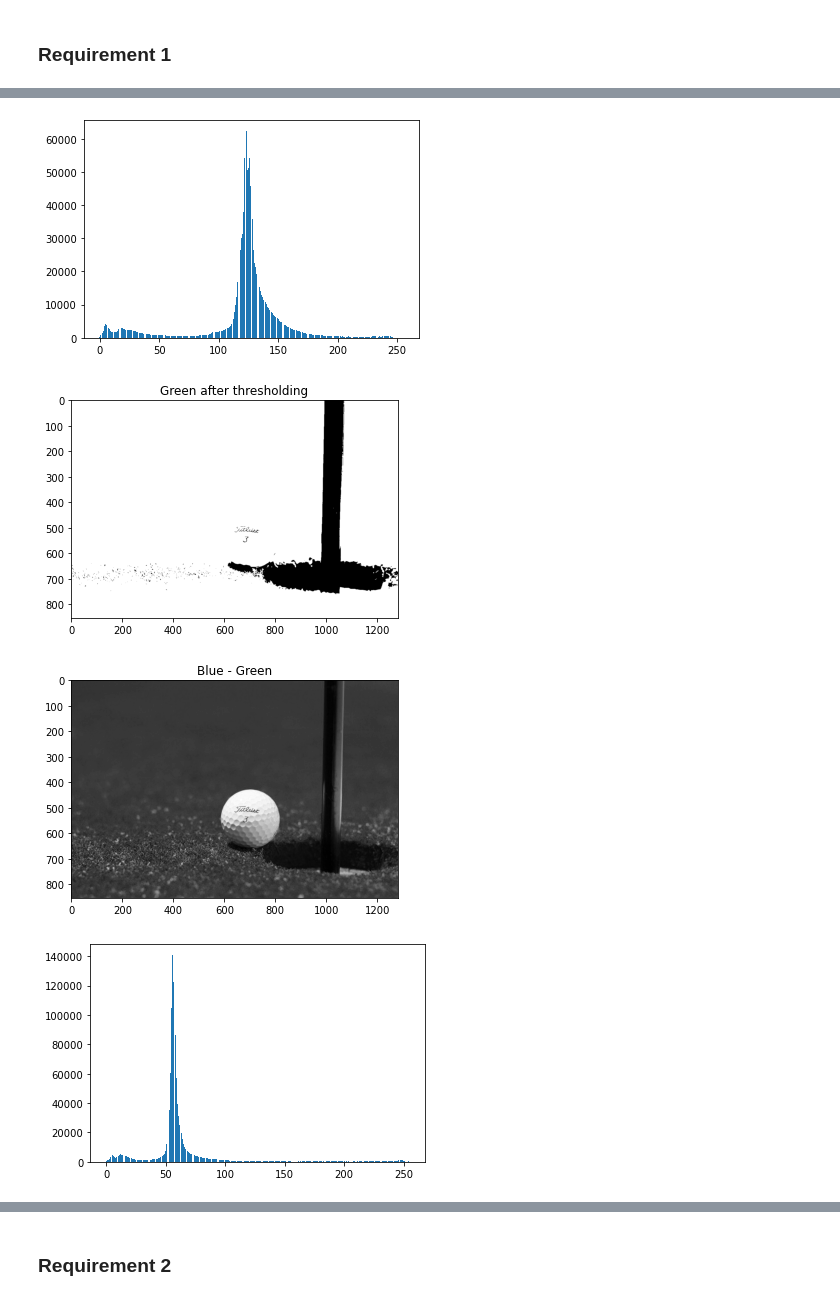
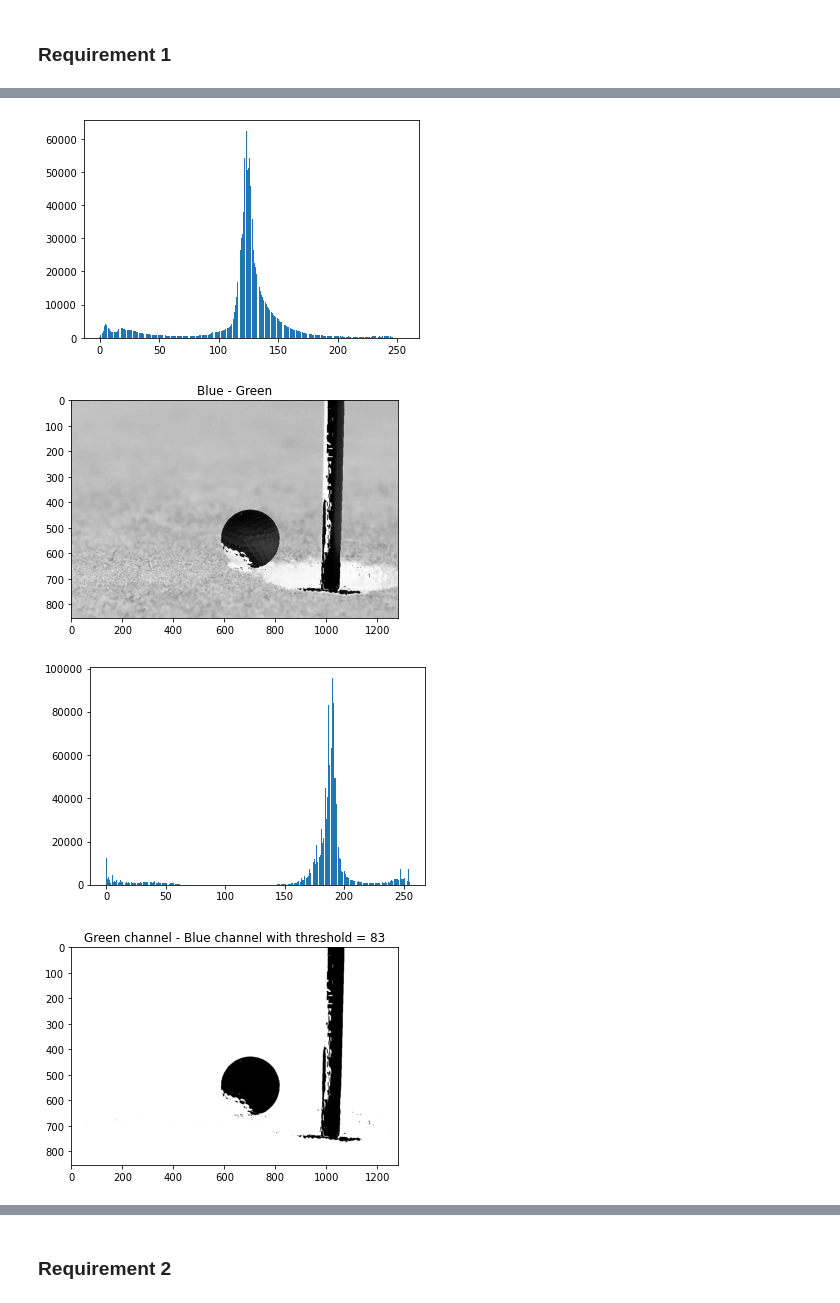
Before and after one commit to EngPeterAtef/ImageProcessing_Labs, a Jupyter notebook: Lab7_std/Lab_Seg_1_STD.ipynb, the cells around one changed output, grey strips where cells are left out. Cells and saved outputs as stored; diff of their text form; code cells hidden in the pictures.

```diff
--- a/Lab7_std/Lab_Seg_1_STD.ipynb
+++ b/Lab7_std/Lab_Seg_1_STD.ipynb
@@ -24,36 +27,36 @@ show_images([image])
 # %%
 # 2- Retreive the 3 channels of the image(R,G,B) (will be used in the coming steps)
 R = image[:,:,0]
 G = image[:,:,1]
 B = image[:,:,2]
 show_images([R,G,B],['Red','Green','Blue'])
 # 3- Visually (not by code) detect the dominating color channel (C) for the backgroung (R, G or B)
 # ->  Green
-# 4- Draw the dominating channel (r, g or b) thresholded by some threshold (to make sure your choice is meaningful)
+# TODO:4- Draw the dominating channel (r, g or b) thresholded by some threshold (to make sure your choice is meaningful)
 histGreen = histogram(G,nbins=256) # get histogram
 showHist(G) # show histogram
 histGreen  = histGreen[0]
 # green_threshold_up = histGreen.tolist().index(max(histGreen)) # get threshold
-green_threshold = histGreen.tolist().index(min(histGreen[50:100])) # get threshold
-G_thes =  G>green_threshold # thresholding
-show_images([G_thes],['Green after thresholding'])
+# green_threshold = histGreen.tolist().index(min(histGreen[50:100])) # get threshold
+# G_thes =  G>green_threshold # thresholding
+# show_images([G_thes],['Green after thresholding'])
 
 # 5- Get an intuitive way(There is a very simple way) to make a mask that can get the pixels where the values of the dominating channels
 # have larger values than the other channels with an appropriate threshold
-diff = B - G_thes #from 0 to 255
+diff = B - G #from 0 to 255
 show_images([diff],['Blue - Green'])
 hist = histogram(diff,nbins=256) # get histogram
 showHist(diff) # show histogram
 myHist  = hist[0]
 threshold = myHist.tolist().index(min(myHist[50:200]))
 
 
 # 6- display the binarized image
 diff = diff > threshold
 show_images([diff],[f'Green channel - Blue channel with threshold = {threshold}'])
 # %% [output]
 [figure]
 [figure]
-[figure, old version]
+[figure, new version]
-[figure, old version]
+[figure, new version]
-[figure, old version]
+[figure, new version]
```
Also changed, not shown: parts of 3 cells of this notebook.
